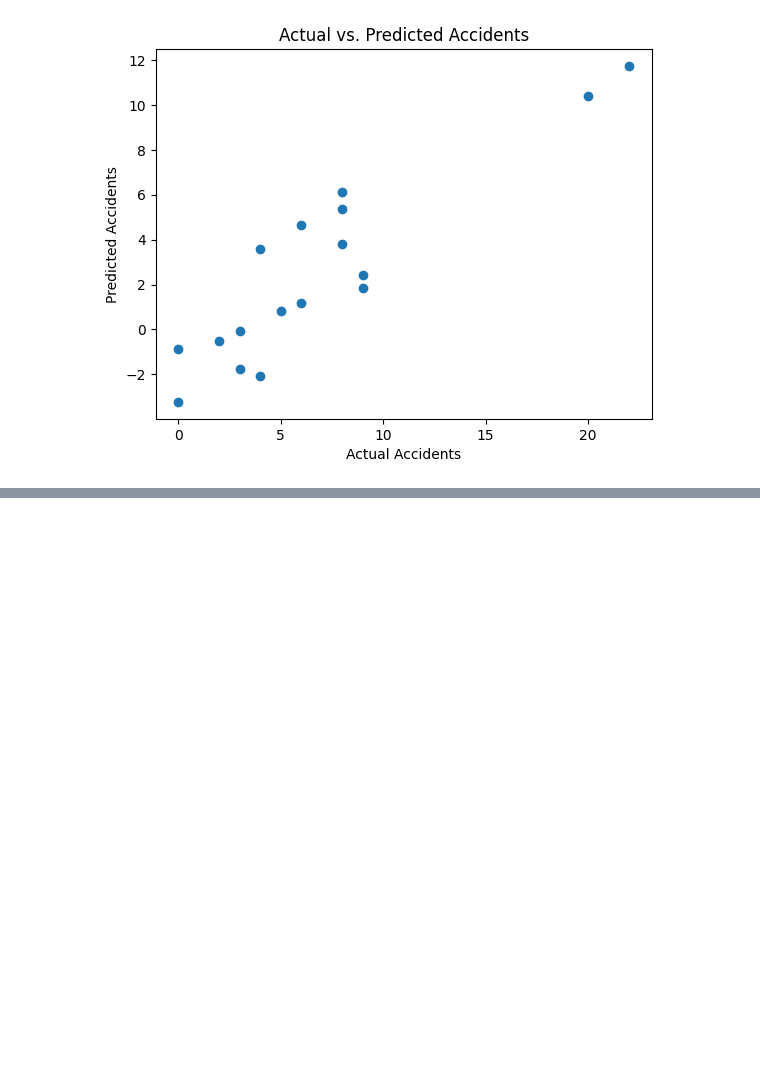
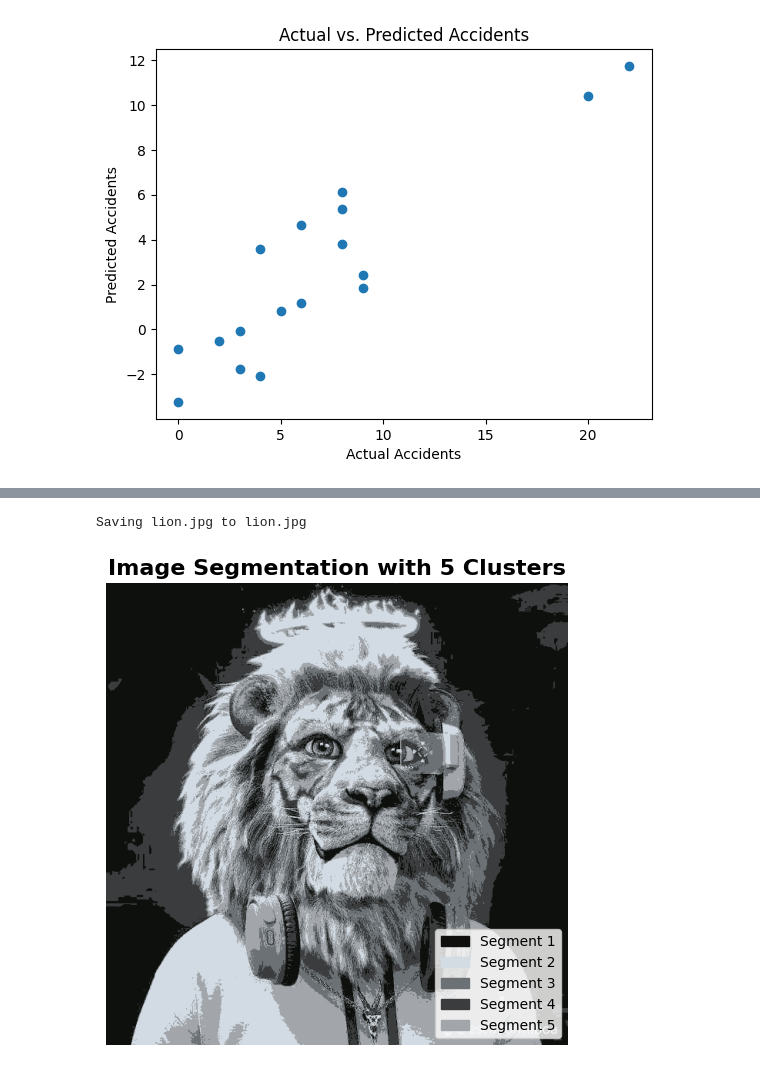
Before and after one commit to Armstrongsoftwareeng/python-coder, a Jupyter notebook: Untitled1.ipynb, the cells around one changed output, grey strips where cells are left out. Drawn from its saved outputs; the diff is of its cells as text; code cells hidden in the pictures; blank space fills up the shorter version.

```diff
--- a/Untitled1.ipynb
+++ b/Untitled1.ipynb
@@ -959,3 +959,42 @@ Predictions:
 Mean Squared Error: 26.36899096633579
 R-squared: 0.23210012200009655
 [figure]
+# %%
+from google.colab import files
+import cv2
+import matplotlib.pyplot as plt
+import numpy as np
+from sklearn.cluster import KMeans
+import matplotlib.patches as mpatches
+#Upload the image
+uploaded = files.upload()
+image = cv2.imdecode(np.frombuffer(uploaded[next(iter(uploaded))], np.uint8), -1)
+# Load and preprocess the image
+#image = cv2.imread('WAINAINA.jpg')
+#image = cv2.cvtColor(image, cv2.COLOR_BGR2RGB)
+height, width, _ = image.shape
+reshaped_image = image.reshape(-1, 3)
+# Perform K-Means clustering
+k = 5 # Number of clusters
+kmeans = KMeans(n_clusters=k, random_state=0).fit(reshaped_image)
+labels = kmeans.labels_
+centers = kmeans.cluster_centers_
+# Create a color-coded segmentation map
+segmented_image = centers[labels].reshape(height, width, 3).astype('uint8')
+# Create a title for the output
+title = f"Image Segmentation with {k} Clusters"
+# Define segment labels based on colors
+segment_labels = [f"Segment {i+1}" for i in range(k)]
+# Visualize the segmented image with title and a legend for colors
+plt.figure(figsize=(10, 6))
+# Display the segmented image
+plt.imshow(segmented_image)
+plt.axis('off')
+# Add a title using plt.title
+plt.title(title, fontsize=16, fontweight='bold')
+# Create a legend for colors
+legend_patches = [mpatches.Patch(color=centers[i] / 255, label=segment_labels[i]) for i
+in range(k)]
+plt.legend(handles=legend_patches, loc='lower right')
+plt.show()
+# %% [output]
@@ -961,0 +1002,2 @@ R-squared: 0.23210012200009655
+Saving lion.jpg to lion.jpg
+[figure, added]
```
Also changed, not shown: parts of 9 cells of this notebook.
